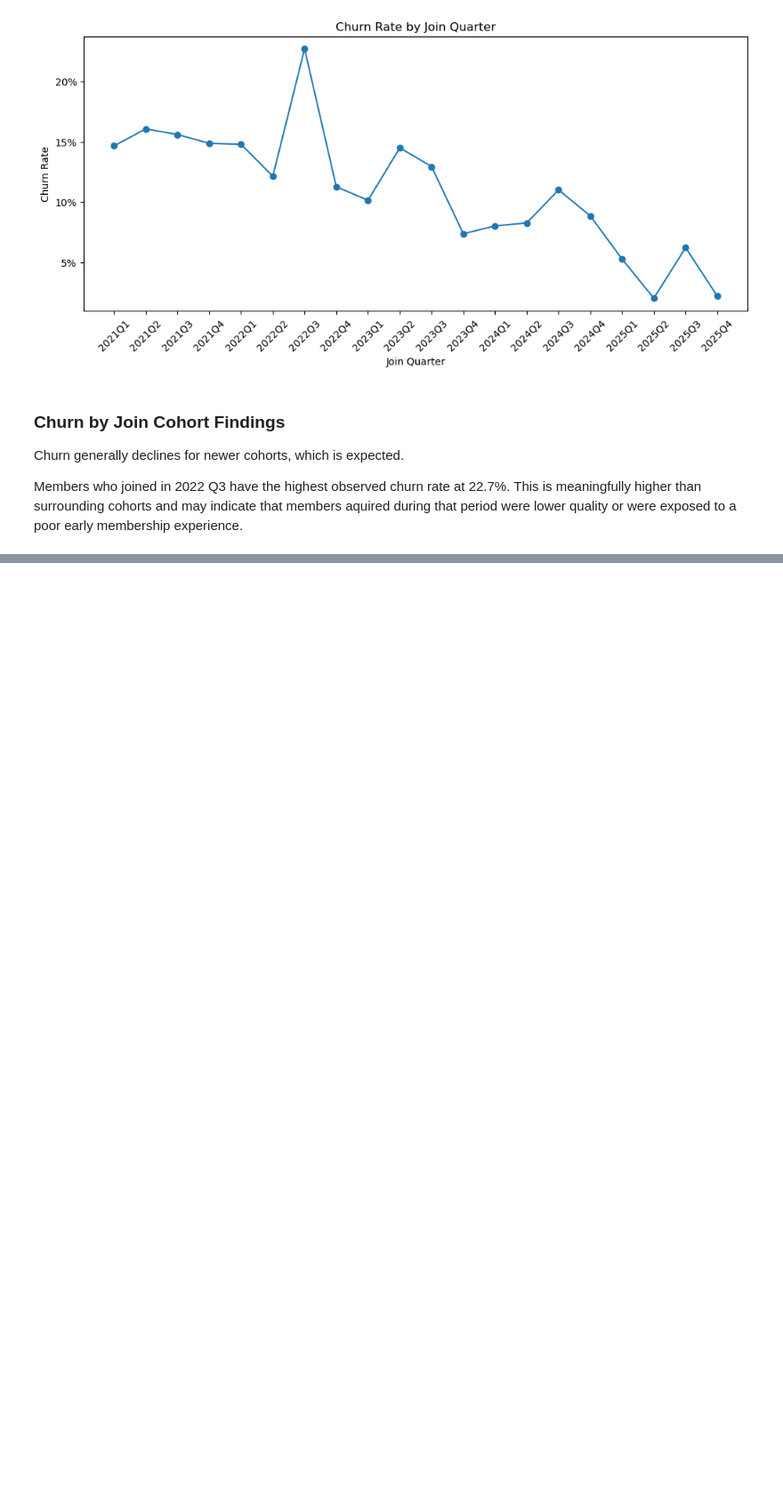
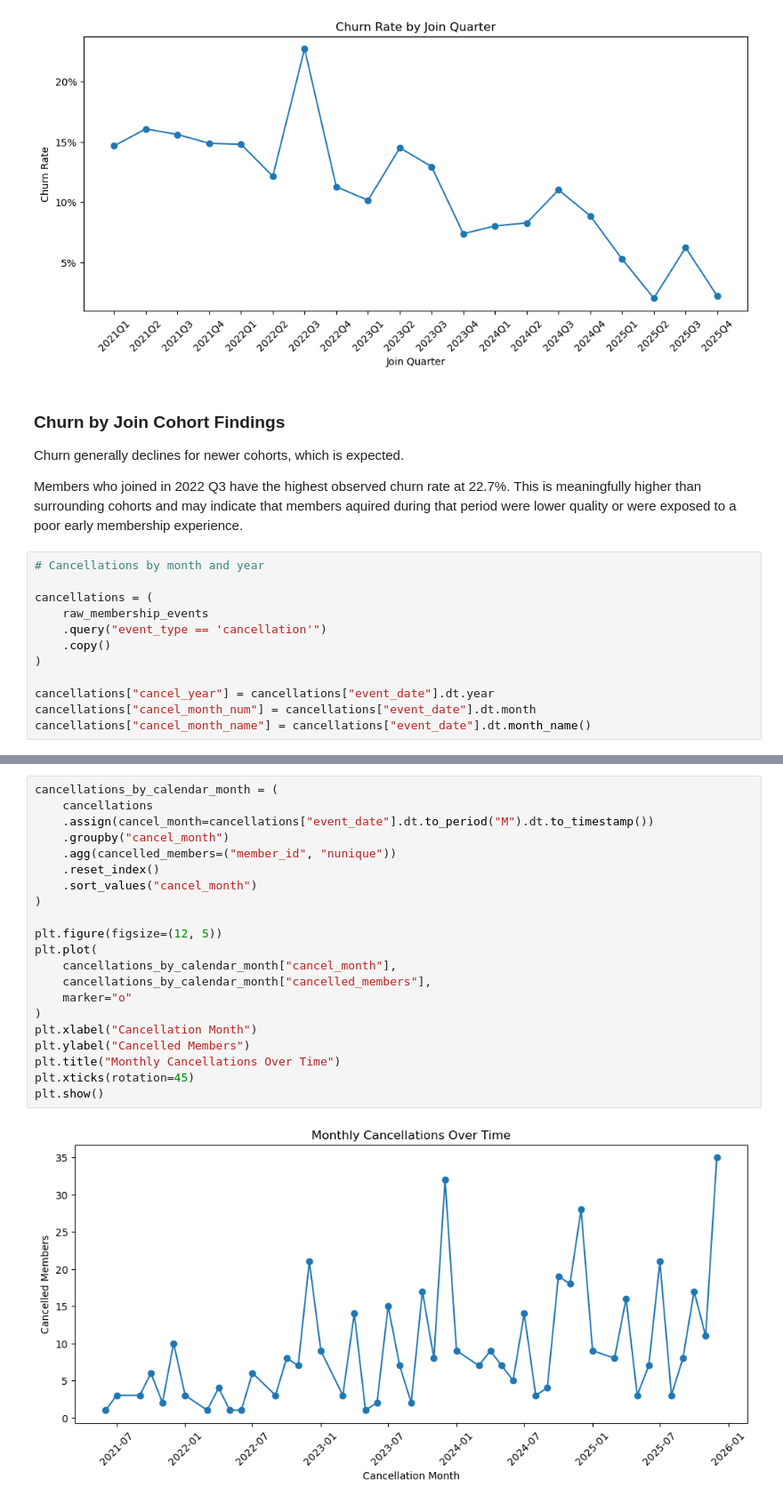
Before and after one commit to eddyk92/Bills-Bills-Bills-Churn-Analysis, a Jupyter notebook: notebooks/02_retention_eda.ipynb, the cells around one changed output, grey strips where cells are left out. Shown at 89% size. Saved outputs shown, nothing was run; the diff lists cells and outputs as text; blank space fills up the shorter version.

```diff
--- a/notebooks/02_retention_eda.ipynb
+++ b/notebooks/02_retention_eda.ipynb
@@ -830,3 +830,15 @@ plt.show()
 Churn generally declines for newer cohorts, which is expected.
 
 Members who joined in 2022 Q3 have the highest observed churn rate at 22.7%. This is meaningfully higher than surrounding cohorts and may indicate that members aquired during that period were lower quality or were exposed to a poor early membership experience.
+# %%
+# Cancellations by month and year
+
+cancellations = (
+    raw_membership_events
+    .query("event_type == 'cancellation'")
+    .copy()
+)
+
+cancellations["cancel_year"] = cancellations["event_date"].dt.year
+cancellations["cancel_month_num"] = cancellations["event_date"].dt.month
+cancellations["cancel_month_name"] = cancellations["event_date"].dt.month_name()
@@ -832,0 +881,23 @@ Members who joined in 2022 Q3 have the highest observed churn rate at 22.7%. Thi
+# %%
+cancellations_by_calendar_month = (
+    cancellations
+    .assign(cancel_month=cancellations["event_date"].dt.to_period("M").dt.to_timestamp())
+    .groupby("cancel_month")
+    .agg(cancelled_members=("member_id", "nunique"))
+    .reset_index()
+    .sort_values("cancel_month")
+)
+
+plt.figure(figsize=(12, 5))
+plt.plot(
+    cancellations_by_calendar_month["cancel_month"],
+    cancellations_by_calendar_month["cancelled_members"],
+    marker="o"
+)
+plt.xlabel("Cancellation Month")
+plt.ylabel("Cancelled Members")
+plt.title("Monthly Cancellations Over Time")
+plt.xticks(rotation=45)
+plt.show()
+# %% [output]
+[figure, added]
```
Also changed, not shown: parts of 10 cells of this notebook.
